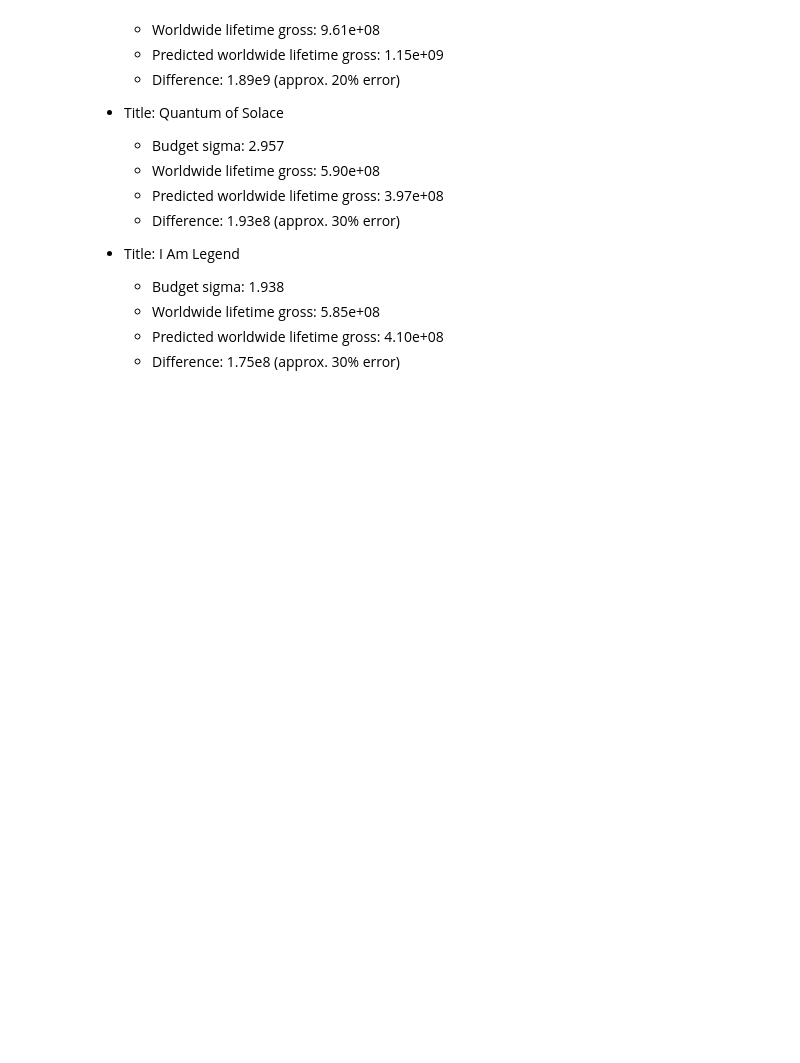
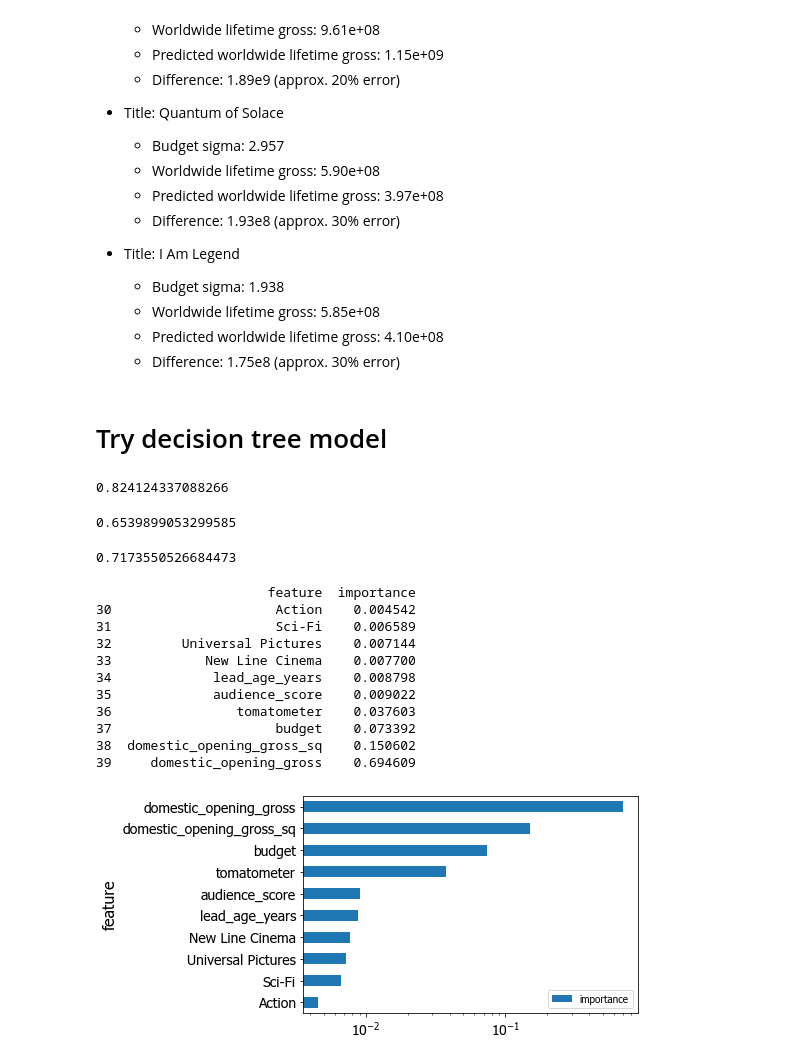
Before and after one commit to hmlewis-astro/imdb_movie_gross, a Jupyter notebook: model_imdb.ipynb, the cells around one changed output. Saved outputs shown, nothing was run; the diff lists cells and outputs as text; code cells hidden in the pictures; blank space fills up the shorter version.

```diff
--- a/model_imdb.ipynb
+++ b/model_imdb.ipynb
@@ -1153,3 +1160,41 @@ Predicted worldwide lifetime gross: 4.11e+08
     - Worldwide lifetime gross: 5.85e+08
     - Predicted worldwide lifetime gross: 4.10e+08
     - Difference: 1.75e8 (approx. 30% error)
+# %% [markdown]
+# Try decision tree model
+# %%
+tree = DecisionTreeRegressor(criterion='mae', random_state=42, max_depth=5)
+
+tree.fit(X_scaled_train, y_train)
+tree.score(X_scaled_train, y_train)
+# %% [output]
+0.824124337088266
+# %%
+tree.score(X_scaled_val, y_val)
+# %% [output]
+0.6539899053299585
+# %%
+tree.score(X_scaled_test, y_test)
+# %% [output]
+0.7173550526684473
+# %%
+feat_imps = list(zip(imdb_df.drop(not_feats, axis=1).columns,tree.feature_importances_))
+feat_imps = sorted(feat_imps, key = lambda x: x[1], reverse=False)
+feat_imps = pd.DataFrame(feat_imps, columns=['feature','importance'])[30:]
+print(feat_imps)
+
+feat_imps.plot(x='feature',y='importance',kind='barh')
+plt.xscale('log')
+# %% [output]
+                      feature  importance
+30                     Action    0.004542
+31                     Sci-Fi    0.006589
+32         Universal Pictures    0.007144
+33            New Line Cinema    0.007700
+34             lead_age_years    0.008798
+35             audience_score    0.009022
+36                tomatometer    0.037603
+37                     budget    0.073392
+38  domestic_opening_gross_sq    0.150602
+39     domestic_opening_gross    0.694609
+[figure, added]
```
Also changed, not shown: parts of 4 cells of this notebook, 2 other files.
